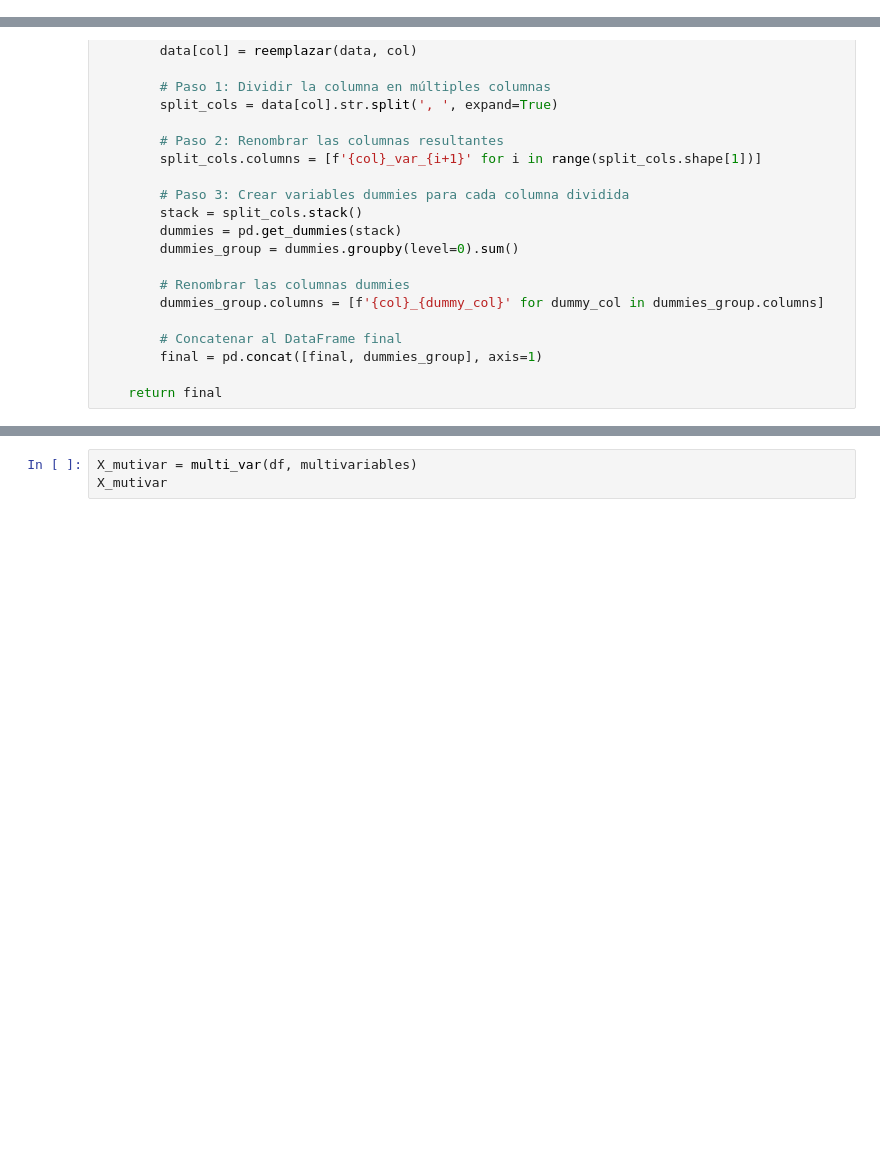
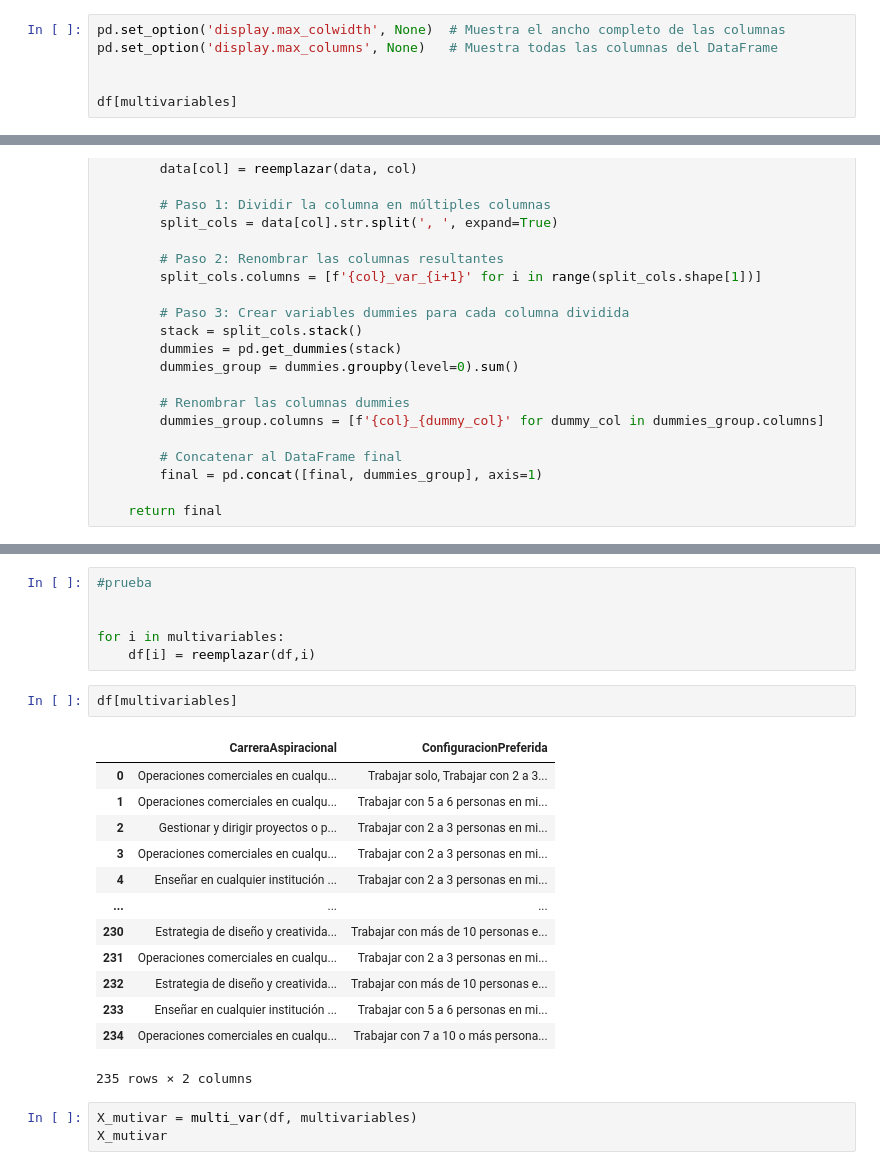
Before and after one commit to ocatalanh/proyecto7, a Jupyter notebook: 1_Preprocesamiento_Proyecto7.ipynb, the cells around one changed output, grey strips where cells are left out. Cells and saved outputs as stored; diff of their text form; blank space fills up the shorter version.

```diff
--- a/1_Preprocesamiento_Proyecto7.ipynb
+++ b/1_Preprocesamiento_Proyecto7.ipynb
@@ -161,3 +159,9 @@ df[multivariables]
 | 233 | Teaching in any of the institutes... | Work with 5 to 6 people in my team |
 | 234 | Business Operations in any organi... | Work with 7 to 10 or more people ... |
 235 rows × 2 columns
+# %%
+pd.set_option('display.max_colwidth', None)  # Muestra el ancho completo de las columnas
+pd.set_option('display.max_columns', None)   # Muestra todas las columnas del DataFrame
+
+
+df[multivariables]
@@ -222,3 +249,25 @@ def multi_var(data: pd.DataFrame, cols: List[str]) -> pd.DataFrame:
+# %%
+#prueba
+
+
+for i in multivariables:
+    df[i] = reemplazar(df,i)
+# %%
+df[multivariables]
+# %% [output]
+|  | CarreraAspiracional | ConfiguracionPreferida |
+| 0 | Operaciones comerciales en cualqu... | Trabajar solo, Trabajar con 2 a 3... |
+| 1 | Operaciones comerciales en cualqu... | Trabajar con 5 a 6 personas en mi... |
+| 2 | Gestionar y dirigir proyectos o p... | Trabajar con 2 a 3 personas en mi... |
+| 3 | Operaciones comerciales en cualqu... | Trabajar con 2 a 3 personas en mi... |
+| 4 | Enseñar en cualquier institución ... | Trabajar con 2 a 3 personas en mi... |
+| ... | ... | ... |
+| 230 | Estrategia de diseño y creativida... | Trabajar con más de 10 personas e... |
+| 231 | Operaciones comerciales en cualqu... | Trabajar con 2 a 3 personas en mi... |
+| 232 | Estrategia de diseño y creativida... | Trabajar con más de 10 personas e... |
+| 233 | Enseñar en cualquier institución ... | Trabajar con 5 a 6 personas en mi... |
+| 234 | Operaciones comerciales en cualqu... | Trabajar con 7 a 10 o más persona... |
+235 rows × 2 columns
 # %%
 X_mutivar = multi_var(df, multivariables)
 X_mutivar
```
Also changed, not shown: parts of 4 cells of this notebook, 6 other files.
